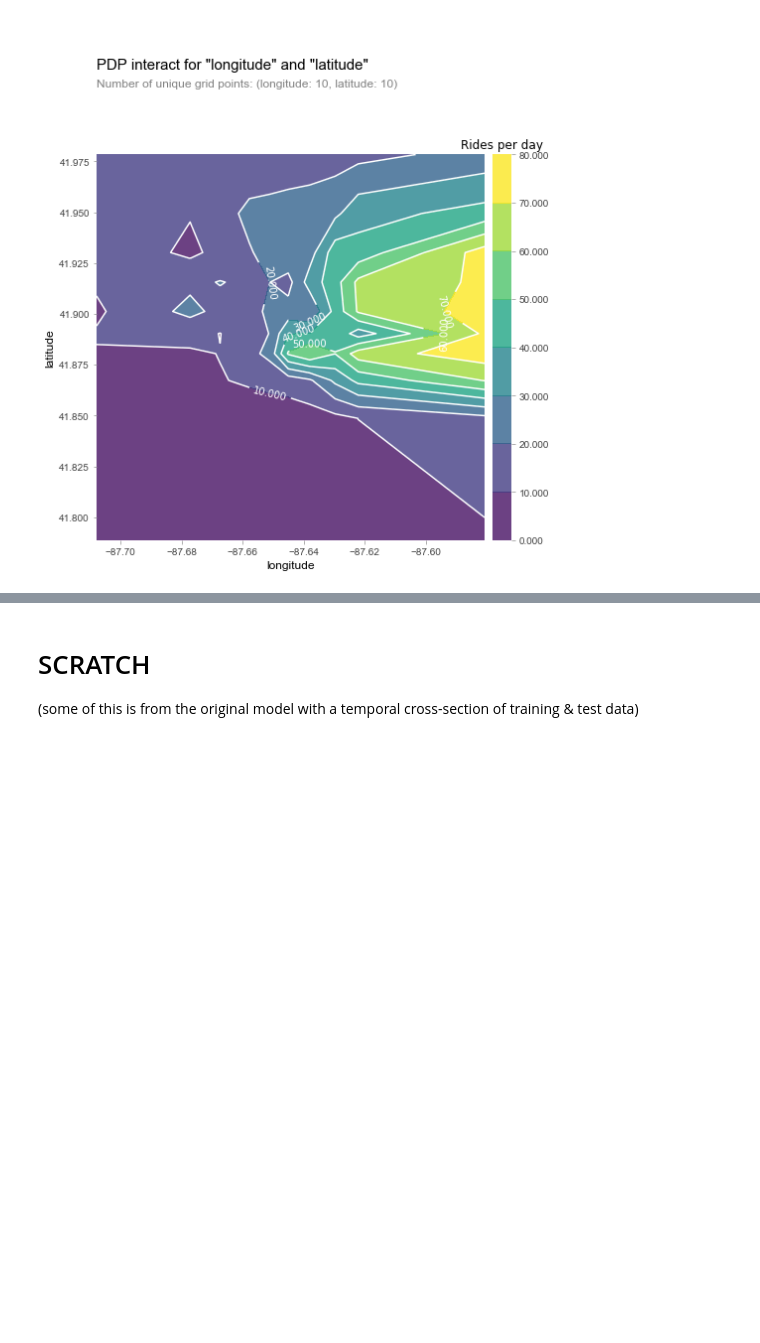
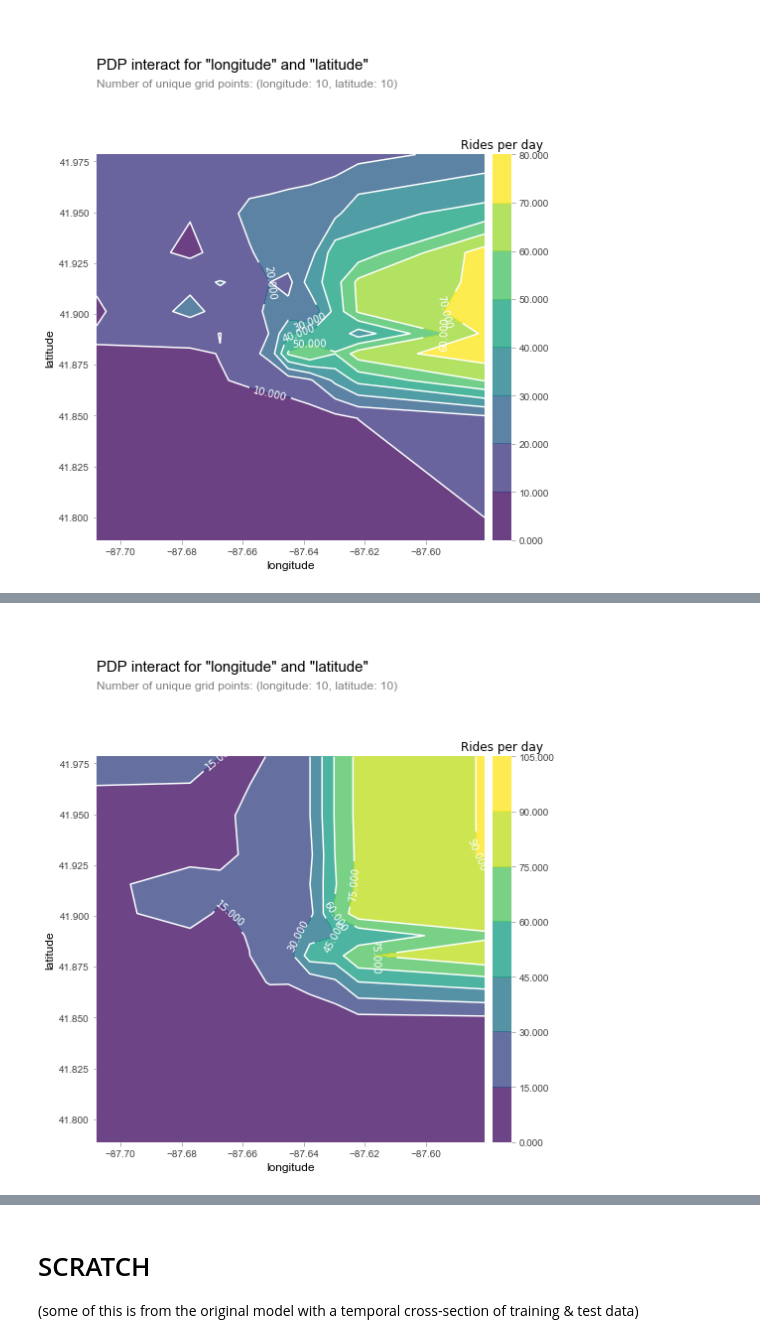
Before and after one commit to zwrankin/chicago_bicycle_share, a Jupyter notebook: notebooks/2018_10_27_divvy_predict_station_usage.ipynb, the cells around one changed output, grey strips where cells are left out. Drawn from its saved outputs; the diff is of its cells as text; code cells hidden in the pictures; blank space fills up the shorter version.

```diff
--- a/notebooks/2018_10_27_divvy_predict_station_usage.ipynb
+++ b/notebooks/2018_10_27_divvy_predict_station_usage.ipynb
@@ -257,0 +344,8 @@ map_stations(stations)
+# %%
+features_to_plot = ['longitude', 'latitude']
+inter1  =  pdp.pdp_interact(model=model, dataset=X_train, model_features=X_train.columns.tolist(), features=features_to_plot)
+pdp.pdp_interact_plot(pdp_interact_out=inter1, feature_names=features_to_plot, plot_type='contour')
+plt.title('Rides per day')
+plt.show()
+# %% [output]
+[figure, added]
```
Also changed, not shown: parts of 34 cells of this notebook, 7 other files.
